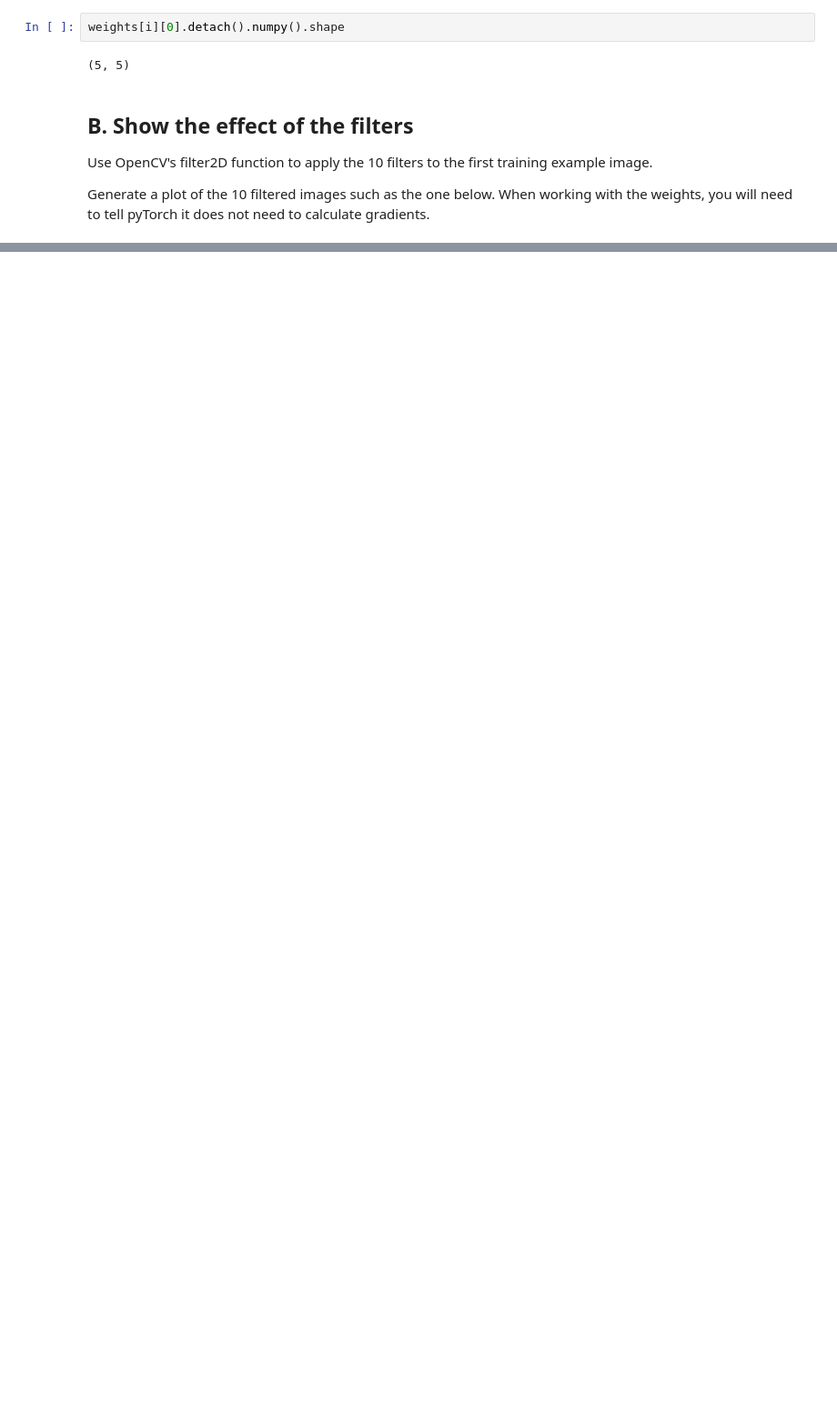
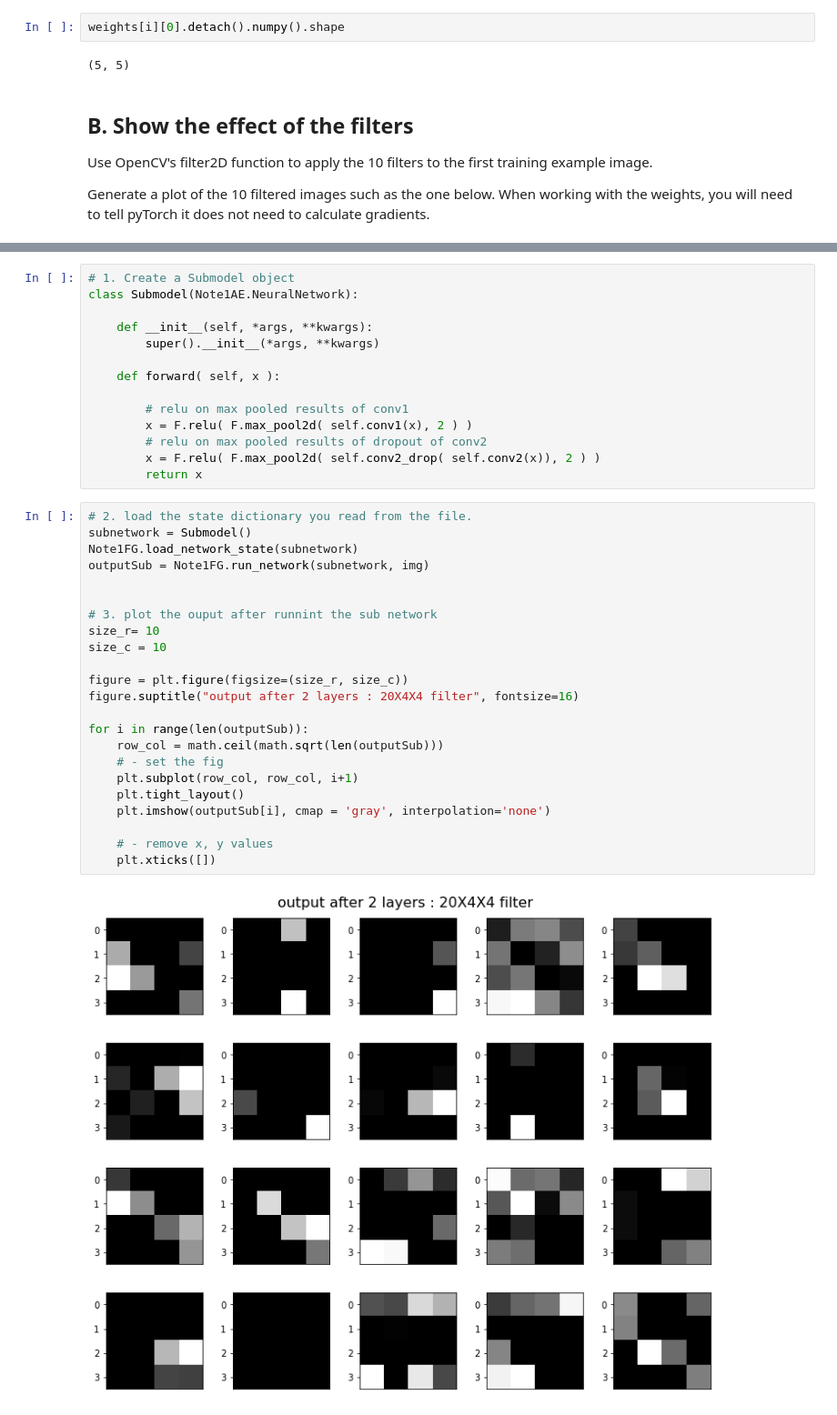
Before and after one commit to freecode23/vision-MNIST, a Jupyter notebook: Task2.ipynb, the cells around one changed output, grey strips where cells are left out. Shown: that part at 91% size. Saved outputs shown, nothing was run; the diff lists cells and outputs as text; blank space fills up the shorter version.

```diff
--- a/Task2.ipynb
+++ b/Task2.ipynb
@@ -135,0 +158,39 @@ while(matrix_index < 10):
+# %%
+# 1. Create a Submodel object
+class Submodel(Note1AE.NeuralNetwork):
+
+    def __init__(self, *args, **kwargs):
+        super().__init__(*args, **kwargs)
+
+    def forward( self, x ):
+
+        # relu on max pooled results of conv1
+        x = F.relu( F.max_pool2d( self.conv1(x), 2 ) )
+        # relu on max pooled results of dropout of conv2
+        x = F.relu( F.max_pool2d( self.conv2_drop( self.conv2(x)), 2 ) )
+        return x
+# %%
+# 2. load the state dictionary you read from the file.
+subnetwork = Submodel()
+Note1FG.load_network_state(subnetwork)
+outputSub = Note1FG.run_network(subnetwork, img)
+
+
+# 3. plot the ouput after runnint the sub network
+size_r= 10
+size_c = 10
+
+figure = plt.figure(figsize=(size_r, size_c))
+figure.suptitle("output after 2 layers : 20X4X4 filter", fontsize=16)
+
+for i in range(len(outputSub)):
+    row_col = math.ceil(math.sqrt(len(outputSub)))
+    # - set the fig
+    plt.subplot(row_col, row_col, i+1)
+    plt.tight_layout()
+    plt.imshow(outputSub[i], cmap = 'gray', interpolation='none')
+
+    # - remove x, y values
+    plt.xticks([])
+# %% [output]
+[figure, added]
```
Also changed, not shown: parts of 15 cells of this notebook, 2 other files.
